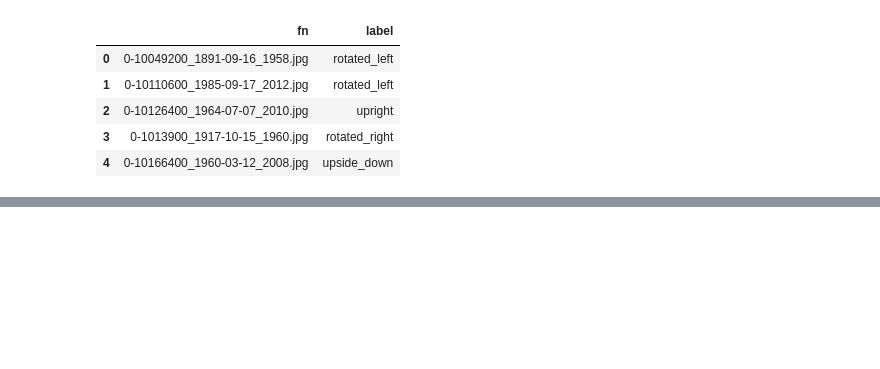
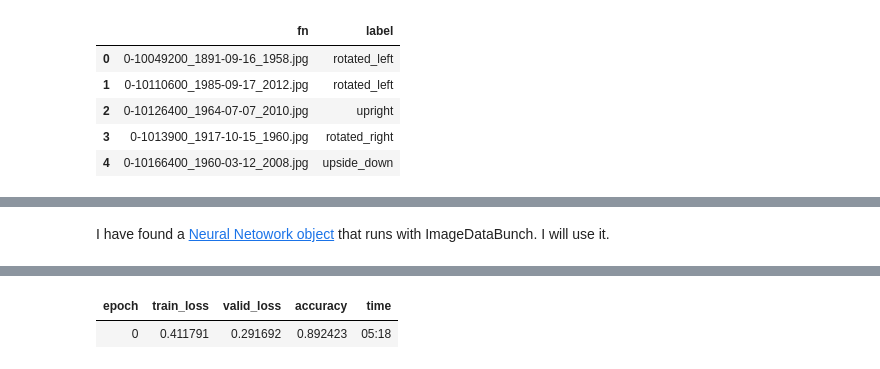
Before and after one commit to mtxslv/DStask, a Jupyter notebook: DeepLearningComputerVisionTask.ipynb, the cells around one changed output, grey strips where cells are left out. Cells and saved outputs as stored; diff of their text form; code cells hidden in the pictures; blank space fills up the shorter version.

```diff
--- a/DeepLearningComputerVisionTask.ipynb
+++ b/DeepLearningComputerVisionTask.ipynb
@@ -106,0 +147,7 @@ data.head()
+# %% [markdown]
+I have found a [Neural Netowork object](https://docs.fast.ai/tutorial.data.html) that runs with ImageDataBunch. I will use it.
+# %%
+learn = cnn_learner(img_data, models.resnet18, metrics=accuracy)
+learn.fit_one_cycle(1,1e-2)
+learn.save('mini_train')
+# %% [output]
@@ -106,0 +155,2 @@ data.head()
+| epoch | train_loss | valid_loss | accuracy | time |
+| 0 | 0.411791 | 0.291692 | 0.892423 | 05:18 |
```
Also changed, not shown: parts of 20 cells of this notebook.
